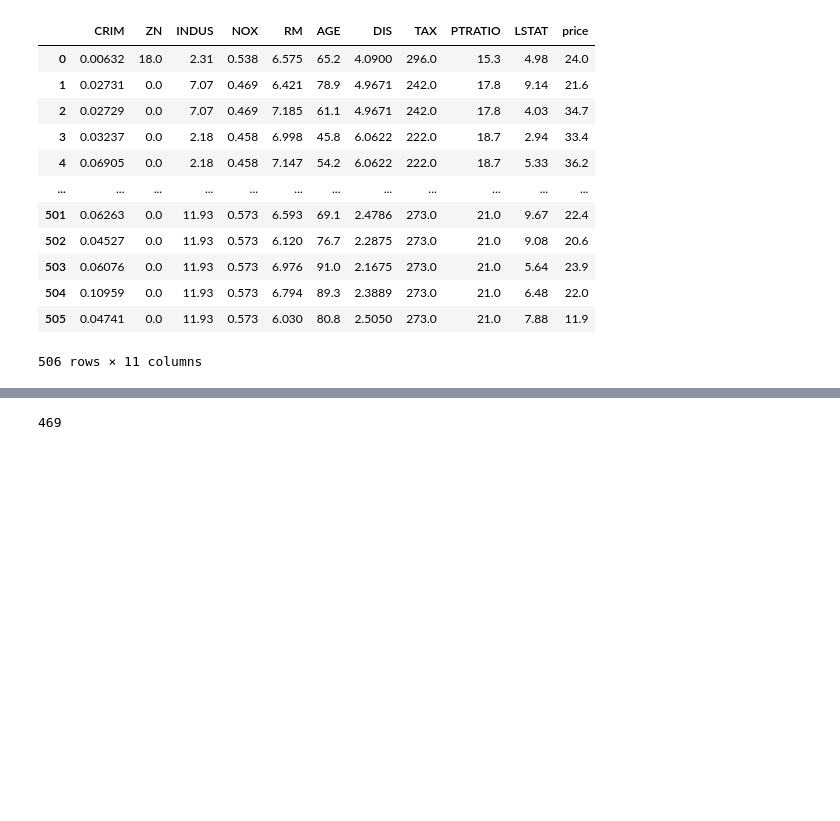
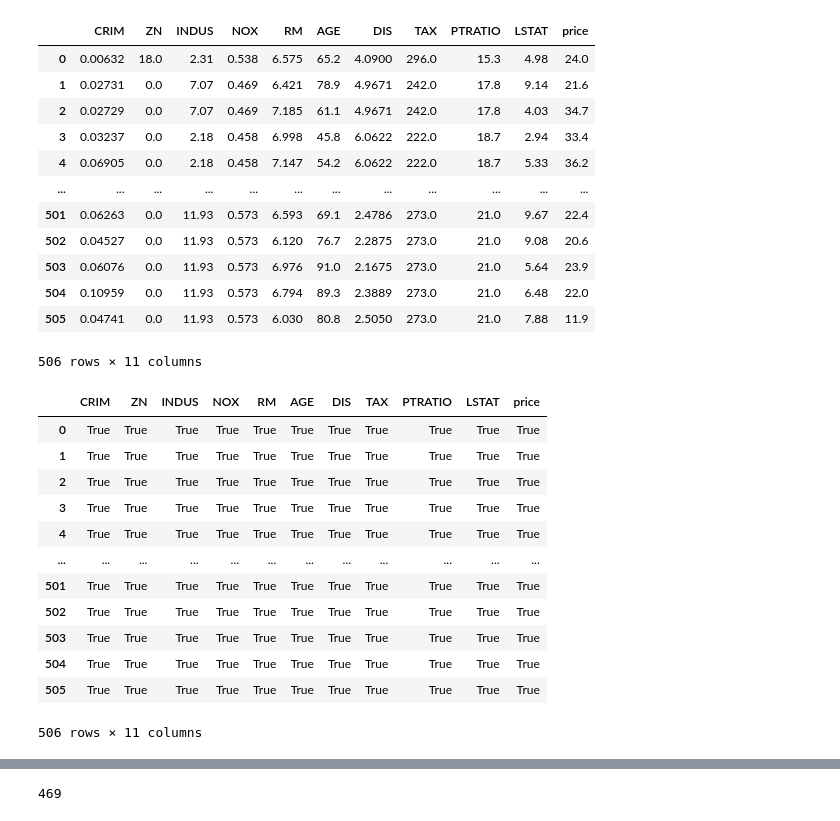
Before and after one commit to PJalgotrader/Machine_Learning-USU, a Jupyter notebook: Lectures and codes/ML spring 2023/Module 5- Linear Regression (ML approach)/Linear_regression.ipynb, the cells around one changed output, grey strips where cells are left out. Drawn from its saved outputs; the diff is of its cells as text; code cells hidden in the pictures; blank space fills up the shorter version.

```diff
--- a/Lectures and codes/ML spring 2023/Module 5- Linear Regression (ML approach)/Linear_regression.ipynb
+++ b/Lectures and codes/ML spring 2023/Module 5- Linear Regression (ML approach)/Linear_regression.ipynb
@@ -352,3 +325,21 @@ df.drop(categorics, axis=1)
 | 504 | 0.10959 | 0.0 | 11.93 | 0.573 | 6.794 | 89.3 | 2.3889 | 273.0 | 21.0 | 6.48 | 22.0 |
 | 505 | 0.04741 | 0.0 | 11.93 | 0.573 | 6.030 | 80.8 | 2.5050 | 273.0 | 21.0 | 7.88 | 11.9 |
 506 rows × 11 columns
+# %%
+from scipy import stats
+
+(np.abs(stats.zscore(df.drop(categorics, axis=1))) <3 )
+# %% [output]
+|  | CRIM | ZN | INDUS | NOX | RM | AGE | DIS | TAX | PTRATIO | LSTAT | price |
+| 0 | True | True | True | True | True | True | True | True | True | True | True |
+| 1 | True | True | True | True | True | True | True | True | True | True | True |
+| 2 | True | True | True | True | True | True | True | True | True | True | True |
+| 3 | True | True | True | True | True | True | True | True | True | True | True |
+| 4 | True | True | True | True | True | True | True | True | True | True | True |
+| ... | ... | ... | ... | ... | ... | ... | ... | ... | ... | ... | ... |
+| 501 | True | True | True | True | True | True | True | True | True | True | True |
+| 502 | True | True | True | True | True | True | True | True | True | True | True |
+| 503 | True | True | True | True | True | True | True | True | True | True | True |
+| 504 | True | True | True | True | True | True | True | True | True | True | True |
+| 505 | True | True | True | True | True | True | True | True | True | True | True |
+506 rows × 11 columns
```
Also changed, not shown: parts of 32 cells of this notebook.
